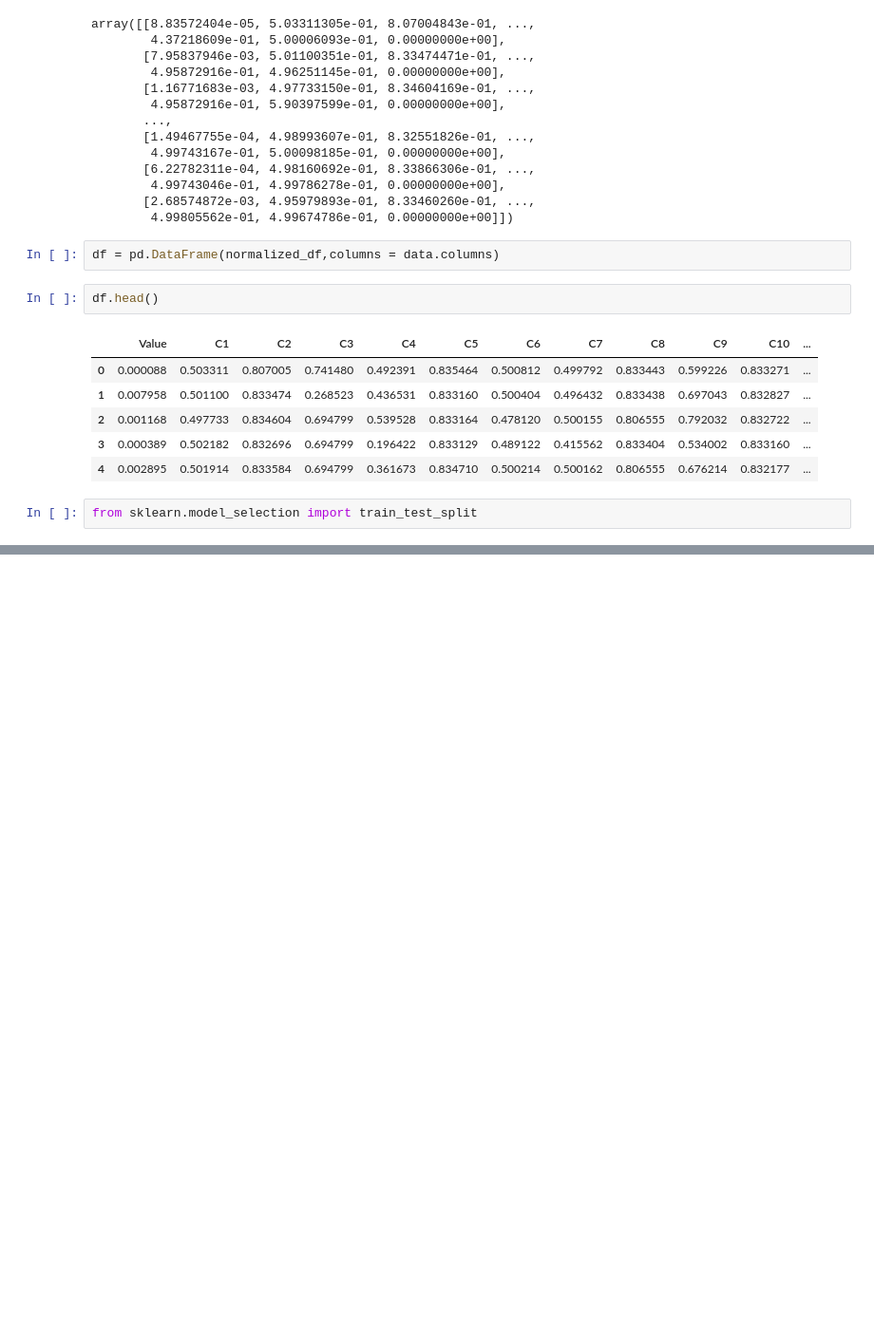
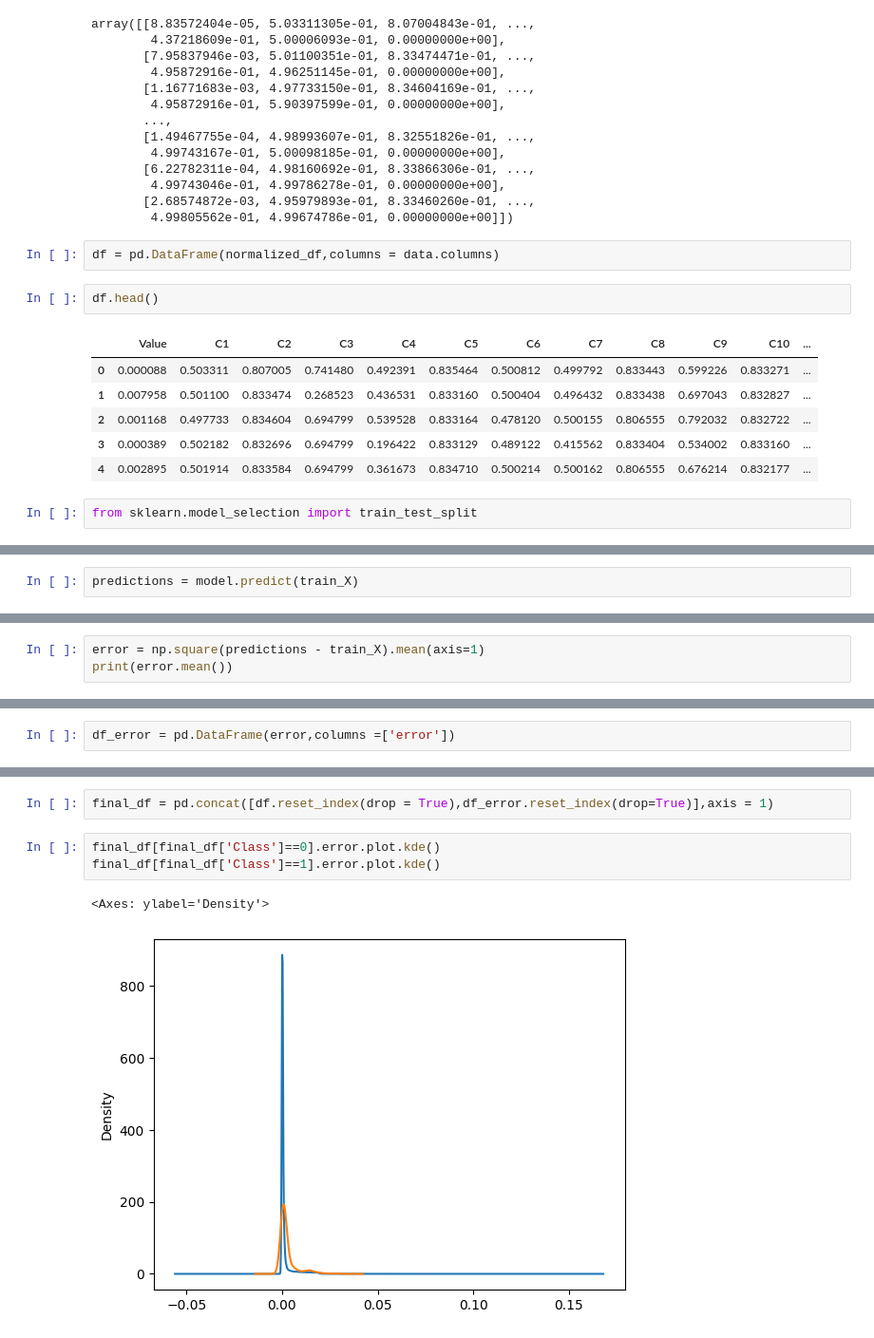
Before and after one commit to Uzmamushtaque/Projects-in-Machine-Learning-and-AI, a Jupyter notebook: AnomalyDetection_Credit_Card.ipynb, the cells around one changed output, grey strips where cells are left out. Shown at 95% size. Saved outputs shown, nothing was run; the diff lists cells and outputs as text; blank space fills up the shorter version.

```diff
--- a/AnomalyDetection_Credit_Card.ipynb
+++ b/AnomalyDetection_Credit_Card.ipynb
@@ -106,0 +143,2 @@ X = X.drop('Value', axis = 1)
+# %%
+predictions = model.predict(train_X)
@@ -106,0 +147,3 @@ X = X.drop('Value', axis = 1)
+# %%
+error = np.square(predictions - train_X).mean(axis=1)
+print(error.mean())
@@ -106,0 +152,2 @@ X = X.drop('Value', axis = 1)
+# %%
+df_error = pd.DataFrame(error,columns =['error'])
@@ -106,0 +167,8 @@ X = X.drop('Value', axis = 1)
+# %%
+final_df = pd.concat([df.reset_index(drop = True),df_error.reset_index(drop=True)],axis = 1)
+# %%
+final_df[final_df['Class']==0].error.plot.kde()
+final_df[final_df['Class']==1].error.plot.kde()
+# %% [output]
+<Axes: ylabel='Density'>
+[figure, added]
```
Also changed, not shown: parts of 9 cells of this notebook.
